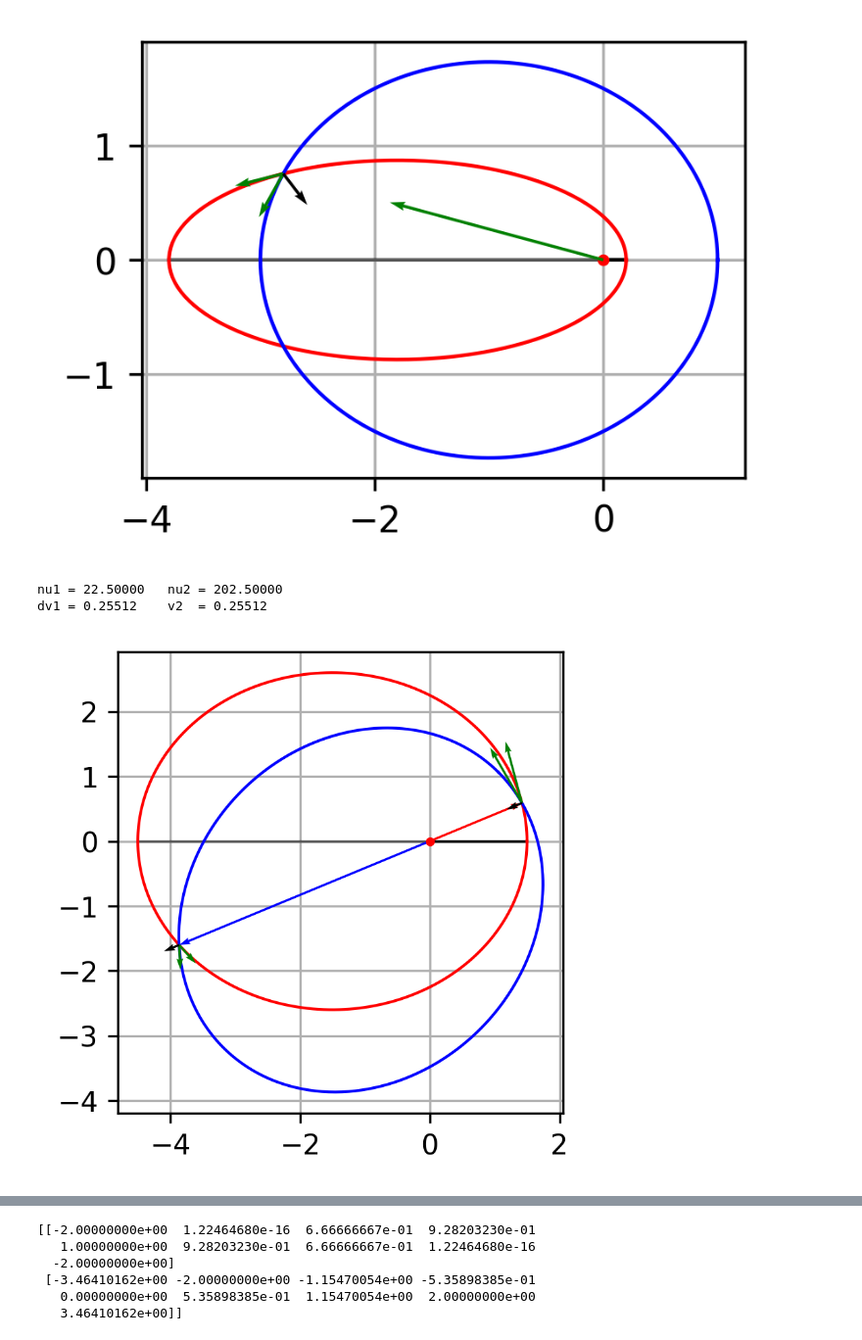
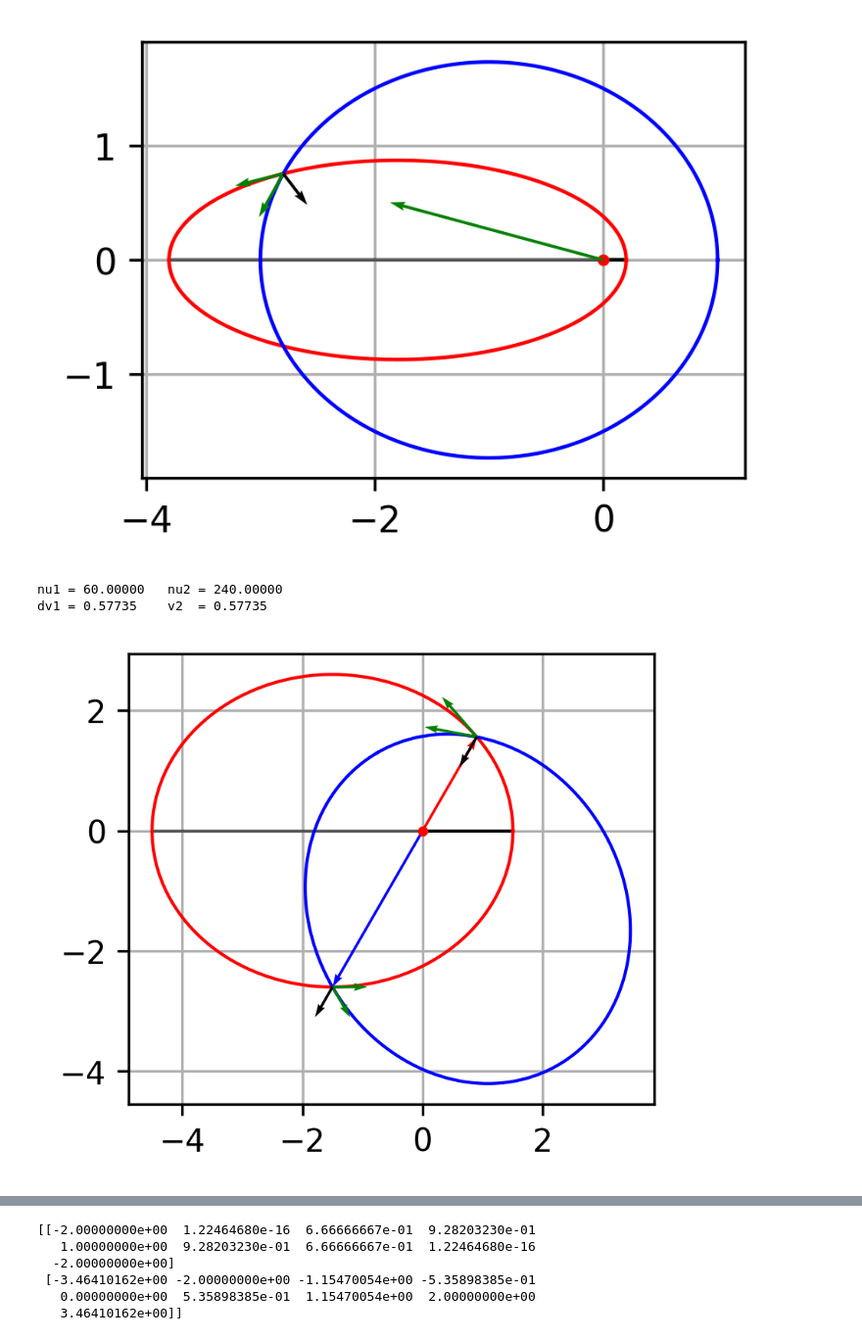
Before and after one commit to silvernuke911/KOSscripts, a Jupyter notebook: lib/tester.ipynb, the cells around one changed output, grey strips where cells are left out. Shown at 98% size. Cells and saved outputs as stored; diff of their text form; code cells hidden in the pictures.

```diff
--- a/lib/tester.ipynb
+++ b/lib/tester.ipynb
@@ -139,7 +139,7 @@ plt.gca().set_aspect("equal")
 plt.grid()
 
 
-w2 = np.deg2rad(45)
+w2 = np.deg2rad(120)
 delta_w = w2 - w1
 obt2 = conic(a1,e1,w2)
 plt.plot(obt2[0],obt2[1],'b-',lw=1)
@@ -148,36 +148,36 @@ if w1 < 0:
 if w2 < 0:
     print("NEGATIVE ARGPERI VALUE")
 
 nu1 = delta_w / 2
 if nu1 < 0:
     nu1 += np.pi
 nu2 = nu1 + np.pi
 
 print(f"nu1 = {np.rad2deg(nu1):.5f}\t nu2 = {np.rad2deg(nu2):.5f}")
 
 pos1 = conic(a1,e1,w1,single=True,nu=nu1)
 pos2 = conic(a1,e1,w1,single=True,nu=nu2)
 
 v11 = obt_vel(mu,a1,e1,w1,single=True,nu=nu1)
 v21 = obt_vel(mu,a1,e1,w2,single=True,nu=(nu1 - delta_w))
 dV1 = v21 - v11
 v12 = obt_vel(mu,a1,e1,w1,single=True,nu=nu2)
 v22 = obt_vel(mu,a1,e1,w2,single=True,nu=(nu2 - delta_w))
 dV2 = v22 - v12
 print(f"dv1 = {np.linalg.norm(dV1):.5f}\t v2  = {np.linalg.norm(dV2):.5f}")
 plt.quiver(0,0,pos1[0],pos1[1],color='red',scale = 1,zorder = 2,angles='xy', scale_units='xy',width=0.005)
 plt.quiver(0,0,pos2[0],pos2[1],color='blue' ,scale = 1,zorder = 2,angles='xy', scale_units='xy',width=0.005)
 plt.quiver(pos1[0],pos1[1],v11[0],v11[1],color='green',scale = 1,zorder = 3,angles='xy', scale_units='xy',width=0.005)
 plt.quiver(pos1[0],pos1[1],v21[0],v21[1],color='green',scale = 1,zorder = 3,angles='xy', scale_units='xy',width=0.005)
 plt.quiver(pos1[0],pos1[1],dV1[0],dV1[1],color='black',scale = 1,zorder = 4,angles='xy', scale_units='xy',width=0.005)
 plt.quiver(pos2[0],pos2[1],v12[0],v12[1],color='green',scale = 1,zorder = 2,angles='xy', scale_units='xy',width=0.005)
 plt.quiver(pos2[0],pos2[1],v22[0],v22[1],color='green',scale = 1,zorder = 2,angles='xy', scale_units='xy',width=0.005)
 plt.quiver(pos2[0],pos2[1],dV2[0],dV2[1],color='black',scale = 1,zorder = 2,angles='xy', scale_units='xy',width=0.005)
 plt.show()
 # %% [output]
-nu1 = 22.50000   nu2 = 202.50000
-dv1 = 0.25512    v2  = 0.25512
+nu1 = 60.00000   nu2 = 240.00000
+dv1 = 0.57735    v2  = 0.57735
-[figure, old version]
+[figure, new version]
 # %%
 ## change semimajor axis
 
```
Also changed, not shown: parts of 2 cells of this notebook, 3 other files.
